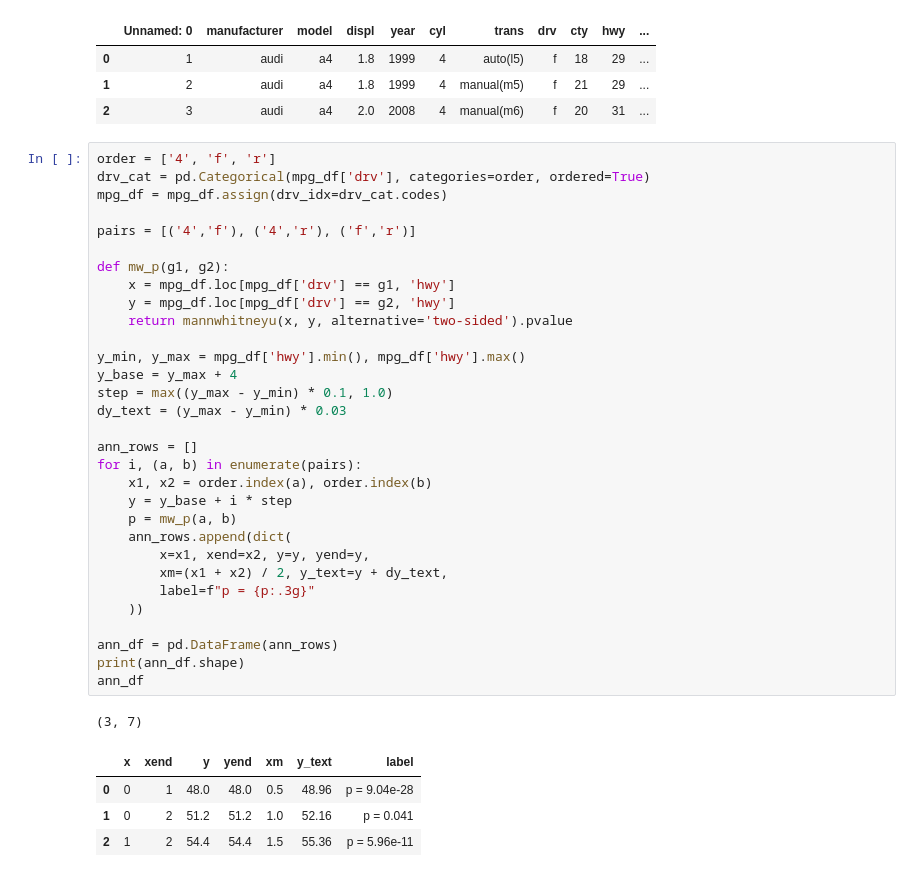
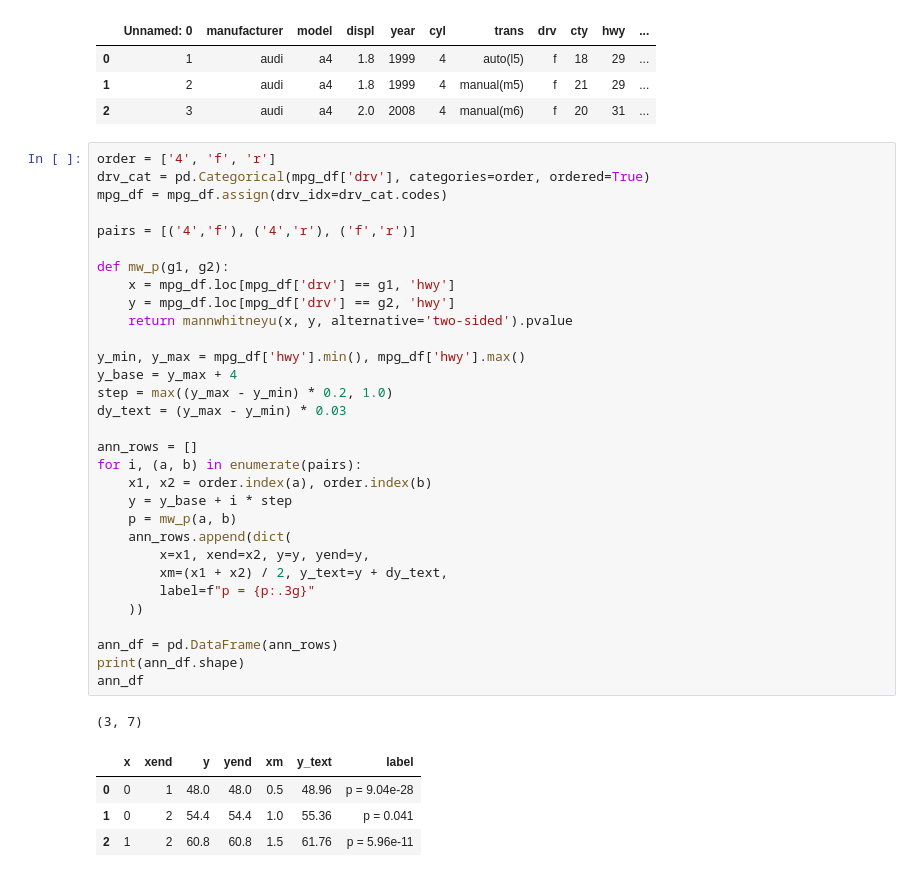
Before and after one commit to ASmirnov-HORIS/lets-plot-experiments, a Jupyter notebook: demo/significance_annotations/significance_annotations_2025_09_09.ipynb, the cells around one changed output. Drawn from its saved outputs; the diff is of its cells as text.

```diff
--- a/demo/significance_annotations/significance_annotations_2025_09_09.ipynb
+++ b/demo/significance_annotations/significance_annotations_2025_09_09.ipynb
@@ -25,36 +27,36 @@ mpg_df = mpg_df.assign(drv_idx=drv_cat.codes)
 
 pairs = [('4','f'), ('4','r'), ('f','r')]
 
 def mw_p(g1, g2):
     x = mpg_df.loc[mpg_df['drv'] == g1, 'hwy']
     y = mpg_df.loc[mpg_df['drv'] == g2, 'hwy']
     return mannwhitneyu(x, y, alternative='two-sided').pvalue
 
 y_min, y_max = mpg_df['hwy'].min(), mpg_df['hwy'].max()
 y_base = y_max + 4
-step = max((y_max - y_min) * 0.1, 1.0)
+step = max((y_max - y_min) * 0.2, 1.0)
 dy_text = (y_max - y_min) * 0.03
 
 ann_rows = []
 for i, (a, b) in enumerate(pairs):
     x1, x2 = order.index(a), order.index(b)
     y = y_base + i * step
     p = mw_p(a, b)
     ann_rows.append(dict(
         x=x1, xend=x2, y=y, yend=y,
         xm=(x1 + x2) / 2, y_text=y + dy_text,
         label=f"p = {p:.3g}"
     ))
 
 ann_df = pd.DataFrame(ann_rows)
 print(ann_df.shape)
 ann_df
 # %% [output]
 (3, 7)
 |  | x | xend | y | yend | xm | y_text | label |
 | 0 | 0 | 1 | 48.0 | 48.0 | 0.5 | 48.96 | p = 9.04e-28 |
-| 1 | 0 | 2 | 51.2 | 51.2 | 1.0 | 52.16 | p = 0.041 |
-| 2 | 1 | 2 | 54.4 | 54.4 | 1.5 | 55.36 | p = 5.96e-11 |
+| 1 | 0 | 2 | 54.4 | 54.4 | 1.0 | 55.36 | p = 0.041 |
+| 2 | 1 | 2 | 60.8 | 60.8 | 1.5 | 61.76 | p = 5.96e-11 |
 # %%
 ggplot(mpg_df, aes('drv_idx', 'hwy')) + \
     geom_boxplot() + \
```
Also changed, not shown: parts of 2 cells of this notebook.
